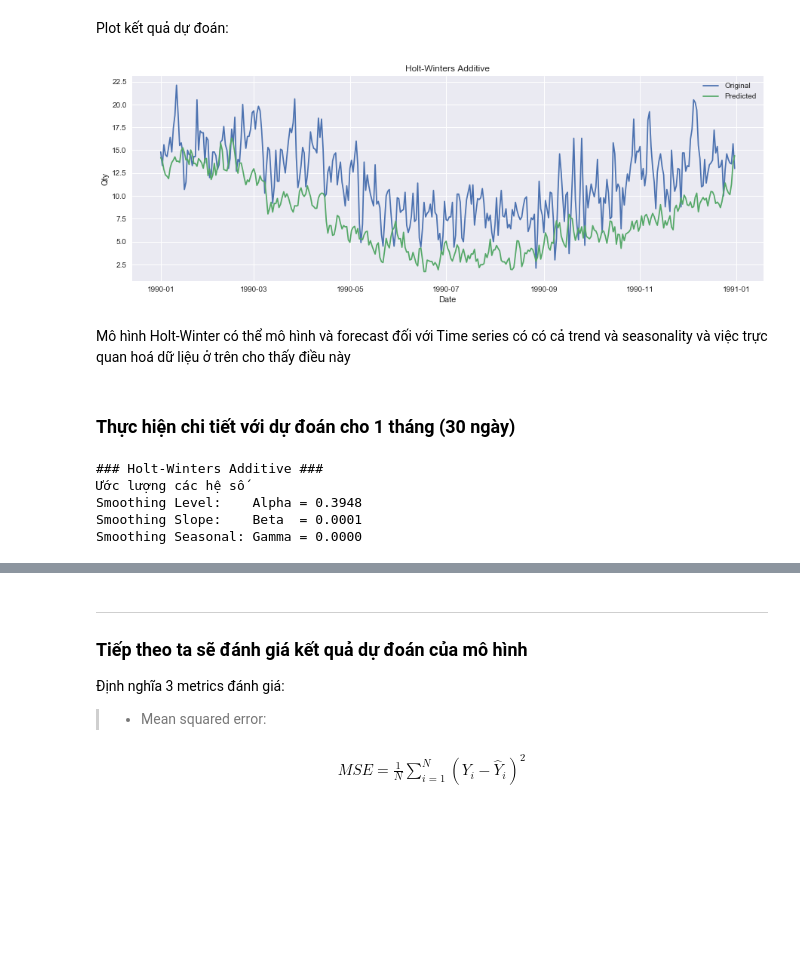
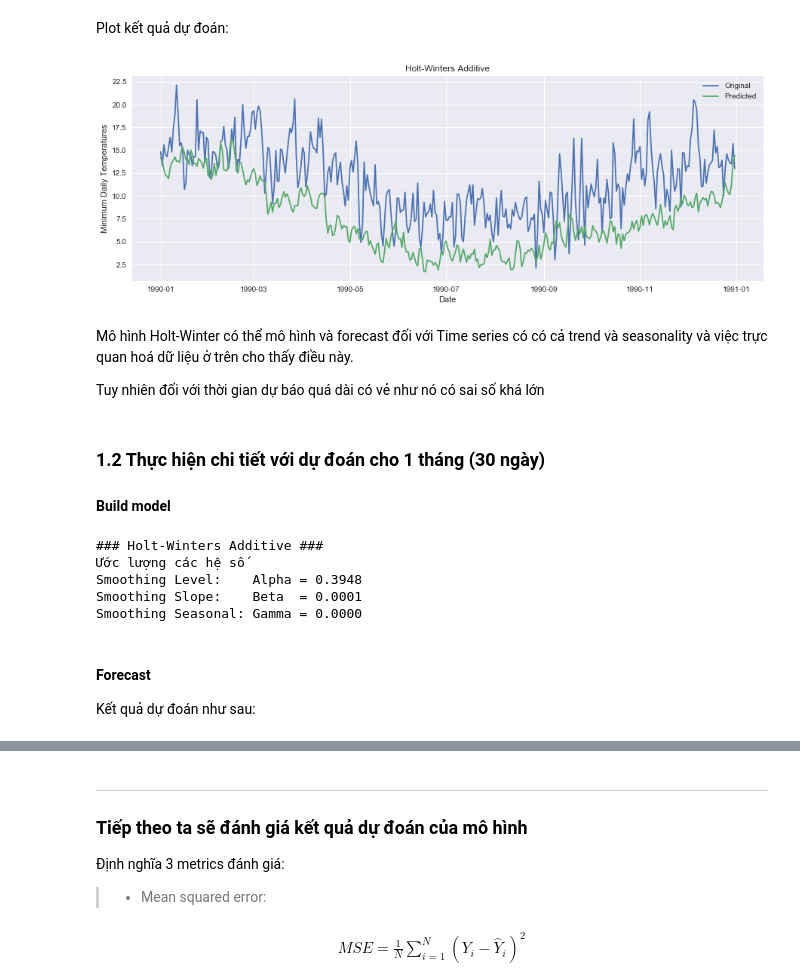
Before and after one commit to dk-tran92/Py4DS, a Jupyter notebook: Minimum-Daily-Temperatures_Analysis-and-Forecast.ipynb, the cells around one changed output, grey strips where cells are left out. Cells and saved outputs as stored; diff of their text form; code cells hidden in the pictures; blank space fills up the shorter version.

```diff
--- a/Minimum-Daily-Temperatures_Analysis-and-Forecast.ipynb
+++ b/Minimum-Daily-Temperatures_Analysis-and-Forecast.ipynb
@@ -323,20 +354,24 @@ Plot kết quả dự đoán:
 # %%
 plt.figure(figsize=[15,5])
 plt.grid(True)
 plt.plot(df_HW_pred365.Y, label='Original')
 plt.plot(df_HW_pred365.Y_hat, label='Predicted')
 
 plt.legend(loc='best')
 plt.title('Holt-Winters Additive')
-plt.ylabel('Qty')
+plt.ylabel('Minimum Daily Temperatures')
 plt.xlabel('Date')
 plt.show()
 # %% [output]
-[figure, old version]
+[figure, new version]
 # %% [markdown]
-Mô hình Holt-Winter có thể mô hình và forecast đối với Time series có có cả trend và seasonality và việc trực quan hoá dữ liệu ở trên cho thấy điều này
+Mô hình Holt-Winter có thể mô hình và forecast đối với Time series có có cả trend và seasonality và việc trực quan hoá dữ liệu ở trên cho thấy điều này.
+
+Tuy nhiên đối với thời gian dự báo quá dài có vẻ như nó có sai số khá lớn
 # %% [markdown]
-### Thực hiện chi tiết với dự đoán cho 1 tháng (30 ngày)
+### 1.2 Thực hiện chi tiết với dự đoán cho 1 tháng (30 ngày)
+
+#### Build model
 # %%
 from statsmodels.tsa.holtwinters import ExponentialSmoothing
 
@@ -366,3 +398,7 @@ df_HW_pred30 = pd.DataFrame({'Y_hat':y_HW_pred30,'Y':test['Temp']})
 Smoothing Level:    Alpha = 0.3948
 Smoothing Slope:    Beta  = 0.0001
 Smoothing Seasonal: Gamma = 0.0000
+# %% [markdown]
+#### Forecast
+
+Kết quả dự đoán như sau:
```
Also changed, not shown: parts of 47 cells of this notebook.
